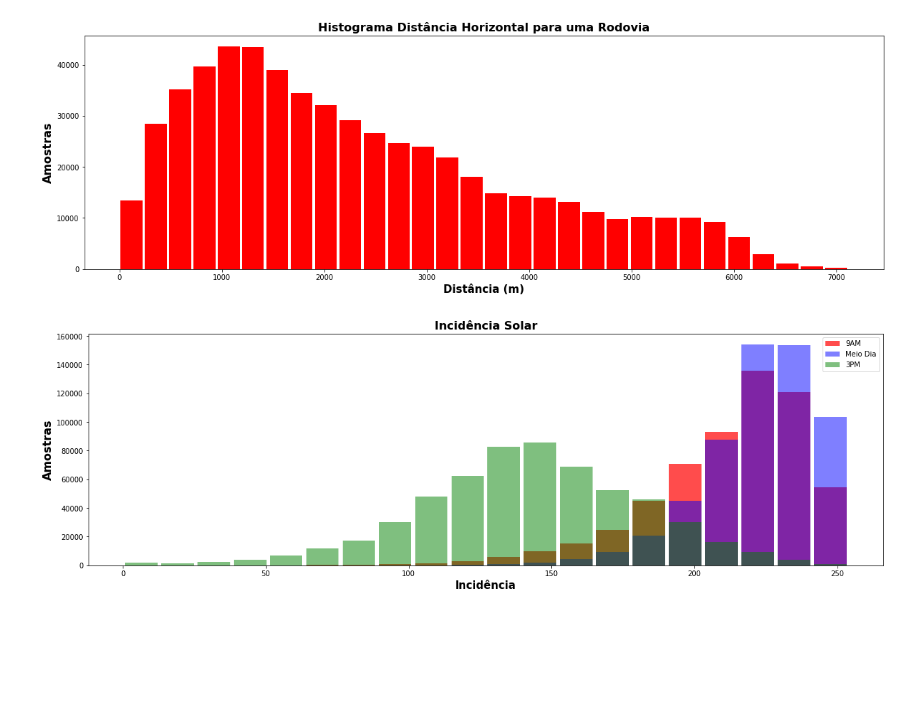
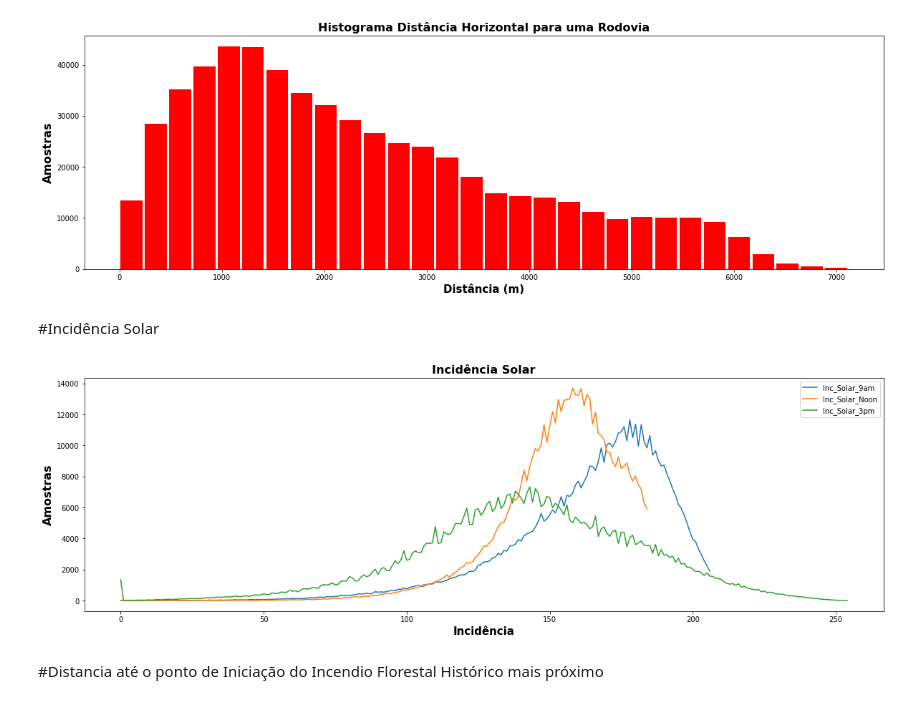
Before and after one commit to AllanHigorLP/Atividade_avaliativa-2.2-RNA, a Jupyter notebook: PP_2_2_1_Conhecendo_o_Conjunto_de_Dados.ipynb, the cells around one changed output. Drawn from its saved outputs; the diff is of its cells as text; code cells hidden in the pictures; blank space fills up the shorter version.

```diff
--- a/PP_2_2_1_Conhecendo_o_Conjunto_de_Dados.ipynb
+++ b/PP_2_2_1_Conhecendo_o_Conjunto_de_Dados.ipynb
@@ -260,6 +260,8 @@ plt.xlabel("Distância (m)",fontsize=15,weight='bold')
 plt.show()
 # %% [output]
 [figure]
+# %% [markdown]
+#Incidência Solar
 # %%
 df5 = df.drop(columns=['Elevation', 'Horizontal_Distance_To_Hydrology','Vertical_Distance_To_Hydrology','Aspect', 'Slope', 'Horizontal_Distance_To_Roadways',
        'Horizontal_Distance_To_Fire_Points', 'Wilderness_Area1',
@@ -275,18 +277,24 @@ df5 = df.drop(columns=['Elevation', 'Horizontal_Distance_To_Hydrology','Vertical
        'Soil_Type35', 'Soil_Type36', 'Soil_Type37', 'Soil_Type38',
        'Soil_Type39', 'Soil_Type40', 'Cover_Type'])
 # %%
-import scipy.stats as st
-df5.Hillshade_9am.plot.hist(figsize=(20, 6),grid=False,rwidth=0.9,color='r',alpha=0.7,bins=20,label='9AM')
-df5.Hillshade_Noon.plot.hist(figsize=(20, 6),grid=False,rwidth=0.9,color='b',alpha=0.5,bins=20,label='Meio Dia')
-df5.Hillshade_3pm.plot.hist(figsize=(20, 6),grid=False,rwidth=0.9,color='g',alpha=0.5,bins=20,label='3PM')
 
 
 
+df6 = df5.groupby(['Hillshade_9am'])['Hillshade_9am'].count().reset_index(name='Inc_Solar_9am').sort_values(['Hillshade_9am'], ascending=True).apply(list)
+df6.Inc_Solar_9am.plot(figsize=(20, 6),label='Inc_Solar_9am')
+
+df6 = df5.groupby(['Hillshade_Noon'])['Hillshade_Noon'].count().reset_index(name='Inc_Solar_Noon').sort_values(['Hillshade_Noon'], ascending=True).apply(list)
+df6.Inc_Solar_Noon.plot(y='Inc_Solar_Noon',figsize=(20, 6),label='Inc_Solar_Noon')
+
+df6 = df5.groupby(['Hillshade_3pm'])['Hillshade_3pm'].count().reset_index(name='Inc_Solar_3pm').sort_values(['Hillshade_3pm'], ascending=True).apply(list)
+df6.Inc_Solar_3pm.plot(y='Inc_Solar_3pm',figsize=(20, 6),label='Inc_Solar_3pm')
 
 plt.title("Incidência Solar", fontsize=16,weight='bold')
 plt.ylabel("Amostras",fontsize=16,weight='bold')
 plt.xlabel("Incidência",fontsize=15,weight='bold')
 plt.legend(loc='upper right')
 plt.show()
 # %% [output]
-[figure, old version]
+[figure, new version]
+# %% [markdown]
+#Distancia até o ponto de Iniciação do Incendio Florestal Histórico mais próximo
```
Also changed, not shown: parts of 2 cells of this notebook.
